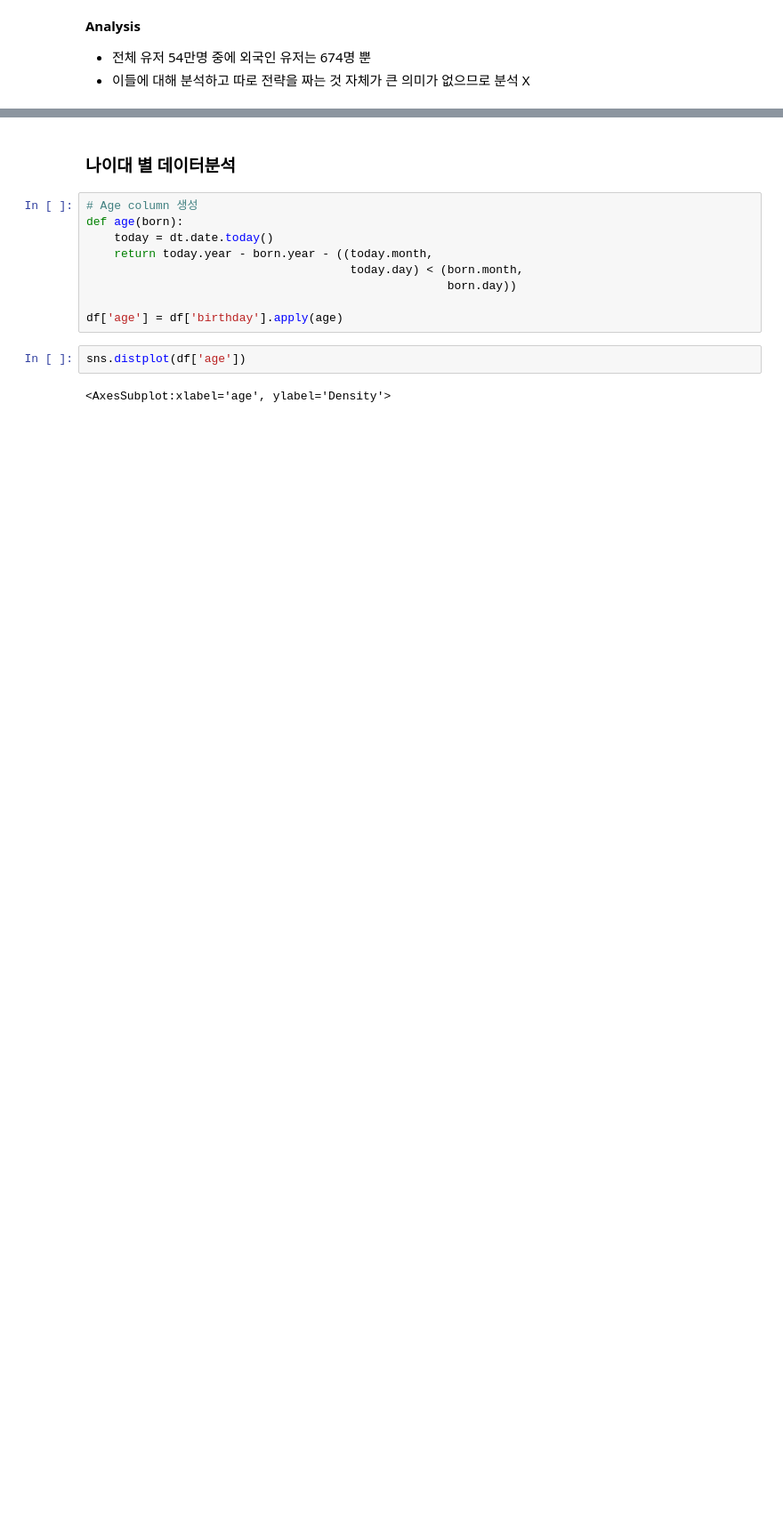
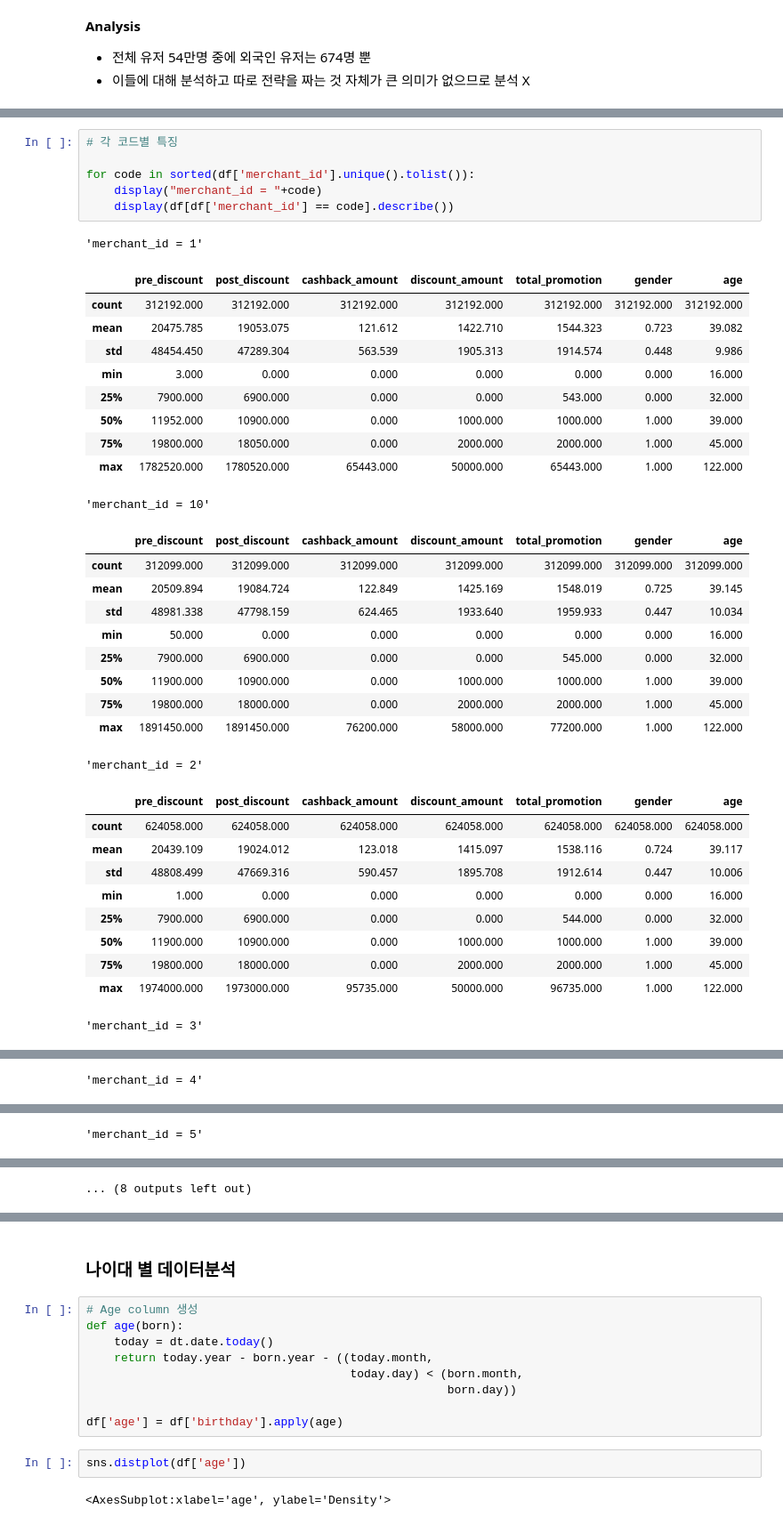
Before and after one commit to LUCI031/chai_analytics, a Jupyter notebook: EDA.ipynb, the cells around one changed output, grey strips where cells are left out. Shown at 89% size. Drawn from its saved outputs; the diff is of its cells as text; blank space fills up the shorter version.

```diff
--- a/EDA.ipynb
+++ b/EDA.ipynb
@@ -506,0 +517,38 @@ plt.show()
+# %%
+# 각 코드별 특징
+
+for code in sorted(df['merchant_id'].unique().tolist()):
+    display("merchant_id = "+code)
+    display(df[df['merchant_id'] == code].describe())
+# %% [output]
+'merchant_id = 1'
+|  | pre_discount | post_discount | cashback_amount | discount_amount | total_promotion | gender | age |
+| count | 312192.000 | 312192.000 | 312192.000 | 312192.000 | 312192.000 | 312192.000 | 312192.000 |
+| mean | 20475.785 | 19053.075 | 121.612 | 1422.710 | 1544.323 | 0.723 | 39.082 |
+| std | 48454.450 | 47289.304 | 563.539 | 1905.313 | 1914.574 | 0.448 | 9.986 |
+| min | 3.000 | 0.000 | 0.000 | 0.000 | 0.000 | 0.000 | 16.000 |
+| 25% | 7900.000 | 6900.000 | 0.000 | 0.000 | 543.000 | 0.000 | 32.000 |
+| 50% | 11952.000 | 10900.000 | 0.000 | 1000.000 | 1000.000 | 1.000 | 39.000 |
+| 75% | 19800.000 | 18050.000 | 0.000 | 2000.000 | 2000.000 | 1.000 | 45.000 |
+| max | 1782520.000 | 1780520.000 | 65443.000 | 50000.000 | 65443.000 | 1.000 | 122.000 |
+'merchant_id = 10'
+|  | pre_discount | post_discount | cashback_amount | discount_amount | total_promotion | gender | age |
+| count | 312099.000 | 312099.000 | 312099.000 | 312099.000 | 312099.000 | 312099.000 | 312099.000 |
+| mean | 20509.894 | 19084.724 | 122.849 | 1425.169 | 1548.019 | 0.725 | 39.145 |
+| std | 48981.338 | 47798.159 | 624.465 | 1933.640 | 1959.933 | 0.447 | 10.034 |
+| min | 50.000 | 0.000 | 0.000 | 0.000 | 0.000 | 0.000 | 16.000 |
+| 25% | 7900.000 | 6900.000 | 0.000 | 0.000 | 545.000 | 0.000 | 32.000 |
+| 50% | 11900.000 | 10900.000 | 0.000 | 1000.000 | 1000.000 | 1.000 | 39.000 |
+| 75% | 19800.000 | 18000.000 | 0.000 | 2000.000 | 2000.000 | 1.000 | 45.000 |
+| max | 1891450.000 | 1891450.000 | 76200.000 | 58000.000 | 77200.000 | 1.000 | 122.000 |
+'merchant_id = 2'
+|  | pre_discount | post_discount | cashback_amount | discount_amount | total_promotion | gender | age |
+| count | 624058.000 | 624058.000 | 624058.000 | 624058.000 | 624058.000 | 624058.000 | 624058.000 |
+| mean | 20439.109 | 19024.012 | 123.018 | 1415.097 | 1538.116 | 0.724 | 39.117 |
+| std | 48808.499 | 47669.316 | 590.457 | 1895.708 | 1912.614 | 0.447 | 10.006 |
+| min | 1.000 | 0.000 | 0.000 | 0.000 | 0.000 | 0.000 | 16.000 |
+| 25% | 7900.000 | 6900.000 | 0.000 | 0.000 | 544.000 | 0.000 | 32.000 |
+| 50% | 11900.000 | 10900.000 | 0.000 | 1000.000 | 1000.000 | 1.000 | 39.000 |
+| 75% | 19800.000 | 18000.000 | 0.000 | 2000.000 | 2000.000 | 1.000 | 45.000 |
+| max | 1974000.000 | 1973000.000 | 95735.000 | 50000.000 | 96735.000 | 1.000 | 122.000 |
+'merchant_id = 3'
@@ -506,0 +564 @@ plt.show()
+'merchant_id = 4'
@@ -506,0 +574 @@ plt.show()
+'merchant_id = 5'
@@ -506,0 +584 @@ plt.show()
+... (8 outputs left out)
```
Also changed, not shown: parts of 9 cells of this notebook, 5 other files.
